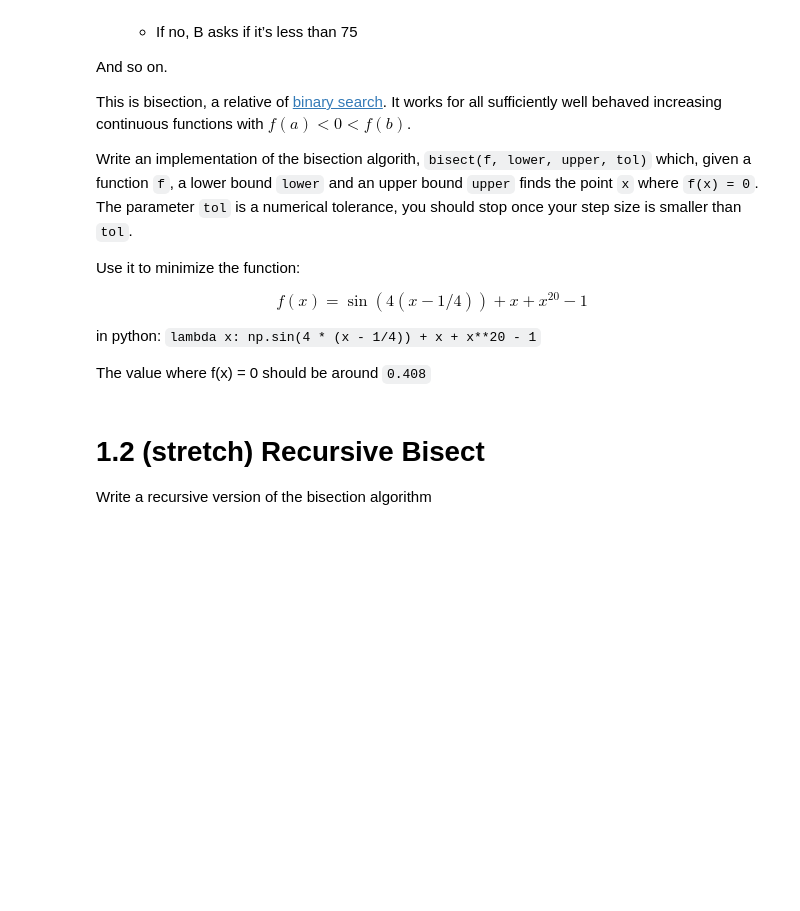
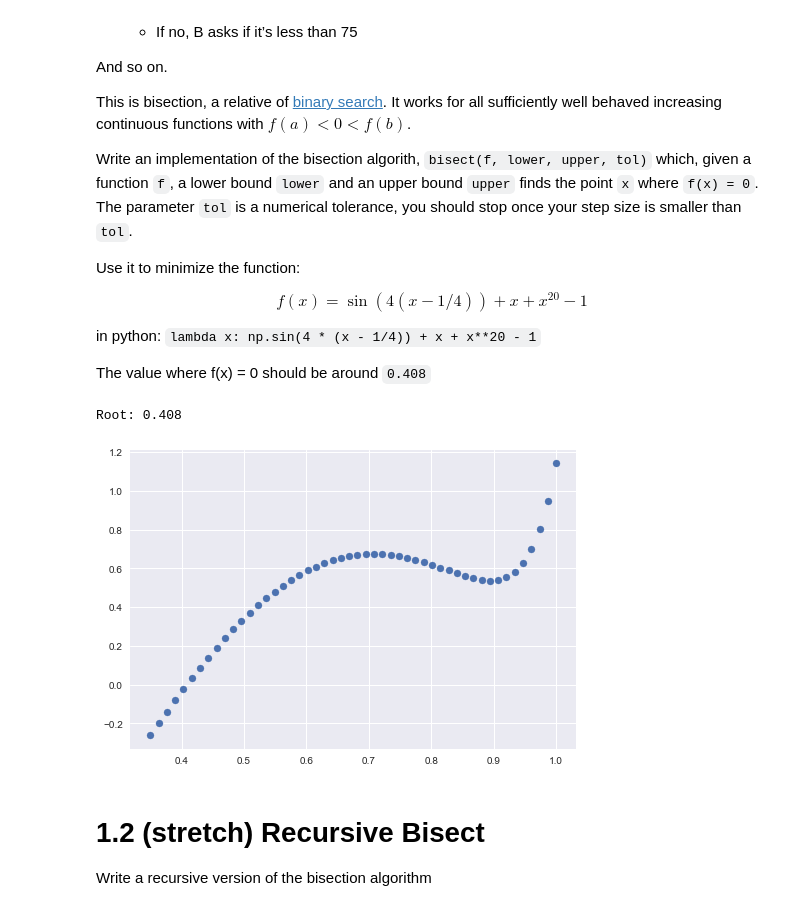
Before and after one commit to cb-ds-1/3-5-optimization, a Jupyter notebook: Workshop_ Maximum likelihood.ipynb, the cells around one changed output. Saved outputs shown, nothing was run; the diff lists cells and outputs as text; code cells hidden in the pictures; blank space fills up the shorter version.

```diff
--- a/Workshop_ Maximum likelihood.ipynb
+++ b/Workshop_ Maximum likelihood.ipynb
@@ -29,6 +29,84 @@ $$
 in python: `lambda x: np.sin(4 * (x - 1/4)) + x + x**20 - 1`
 
 The value where f(x) = 0 should be around `0.408`
+# %%
+import numpy as np
+from matplotlib import pyplot as plt
+import matplotlib as mpl
+import pandas as pd
+import statsmodels.api as sm
+mpl.style.use('seaborn')
+# %%
+def bisect(f, lower, upper, tol):
+    '''
+    Function which uses the bisection method to find roots of continuous functions for which one knows two values with opposite
+    signs.
+
+    Input:
+    f : Function on which to find the root
+    lower : Lower bound of the interval in which to find the root (real number)
+    upper : Upper bound of the interval in which to find the root (real number)
+    tol : Threshold at which the program returns the root given that the value is within the set tolerance
+
+    Output:
+    root = Value at which the function is within the tolerance set around 0.
+
+    '''
+    low = lower
+    up = upper
+    f_left = f(low)
+    f_right = f(up)
+    sln = 'Root: '
+
+    #Check if at the return value from the function at the bound ifs of opposite sign and ifone of them is within tolerance
+
+    if abs(f_left) <= tol:
+        root = low
+        sln += f'{root:.3f}'
+        return (sln)
+
+    elif abs(f_right) <= tol:
+        root = up
+        sln += f'{root:.3f}'
+        return (sln)
+
+    elif f_left * f_right > 0:
+        return 'Please provide lower and upper values for which their return values must be of opposite sign.'
+
+    else:
+        #Calculate midpoint between bounds and check if the return value from the function at the midpoint is within
+        #tolerance. Continue until return value is within tolerance
+
+        mid = (low+up)/2
+        mid_val = f(mid)
+        if mid_val <= tol and mid_val > -tol:
+            return mid
+        else:
+            while (mid_val > tol) or (mid_val < -tol):
+                if mid_val > 0:
+                    up = mid
+                else:
+                    low = mid
+                mid = (up+low)/2
+                mid_val = f(mid)
+                root = mid
+            sln += f'{root:.3f}'
+            return sln
+
+f = lambda x : np.sin(4*(x-(1/4)))+x+(x**20)-1
+lower = 0.35
+upper = 1
+tol = 0.001
+
+print(bisect(f, lower, upper, tol))
+
+#Graph
+x = np.linspace(lower, upper, num=50)
+plt.scatter(x, f(x))
+plt.show()
+# %% [output]
+Root: 0.408
+[figure, added]
 # %% [markdown]
 # 1.2 (stretch) Recursive Bisect
 
```
Also changed, not shown: parts of 10 cells of this notebook.
